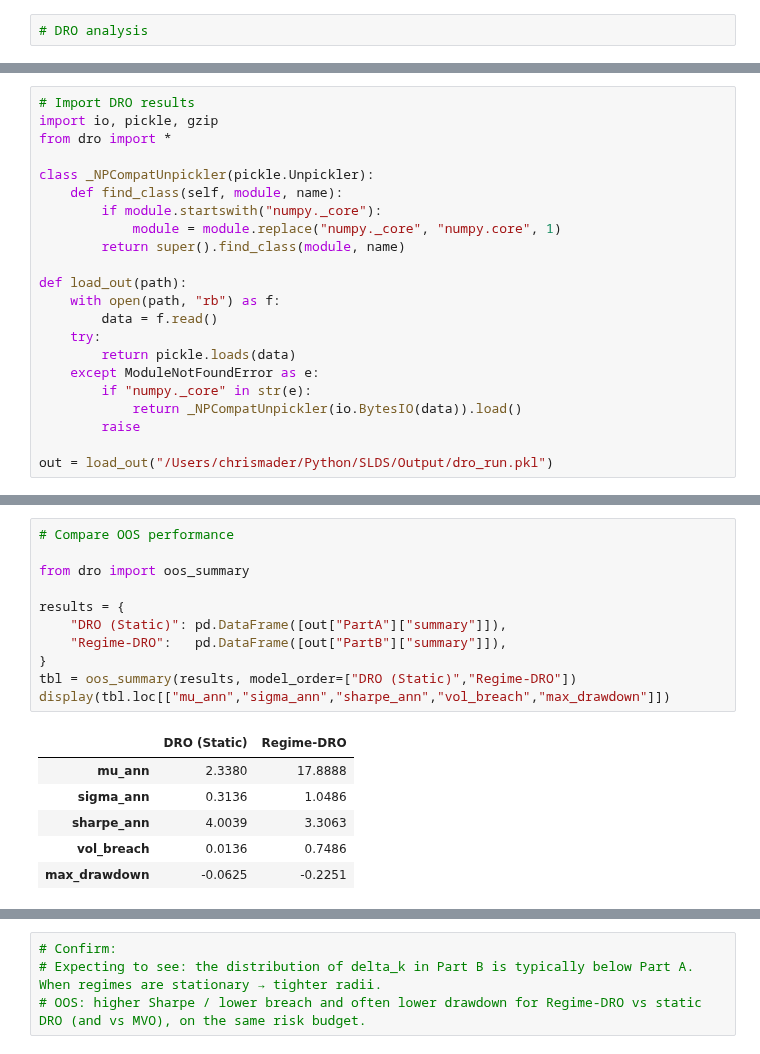
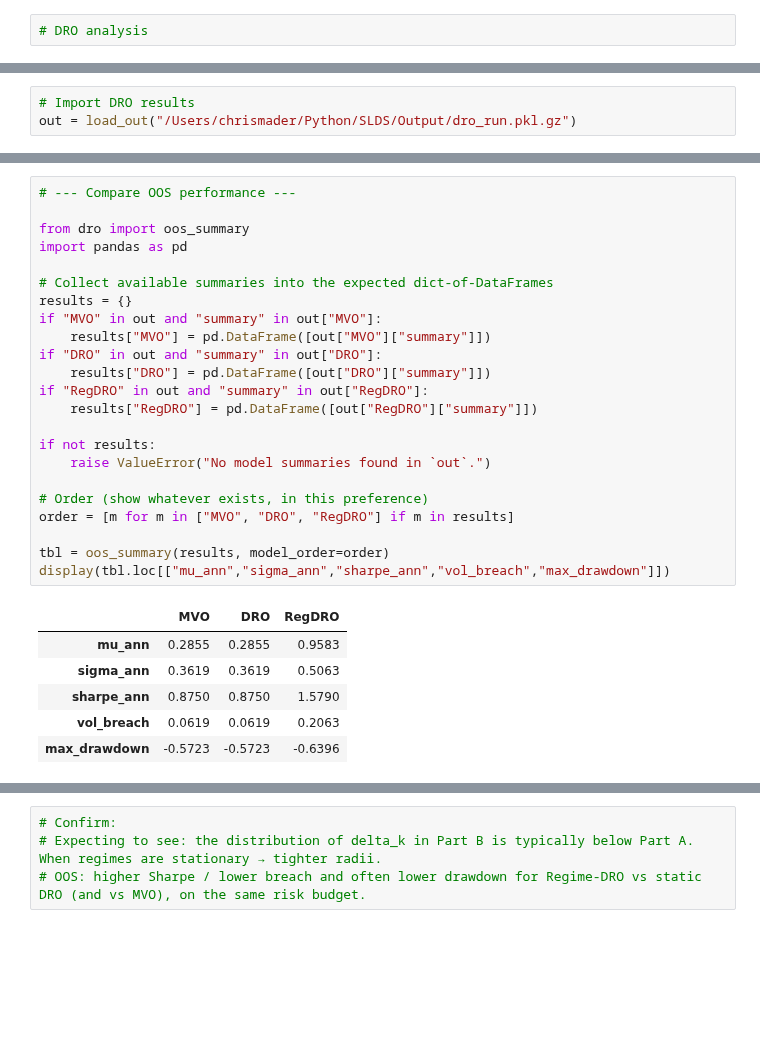
Before and after one commit to chrismader1/SLDS, a Jupyter notebook: DRO_analysis.ipynb, the cells around one changed output, grey strips where cells are left out. Drawn from its saved outputs; the diff is of its cells as text; blank space fills up the shorter version.

```diff
--- a/DRO_analysis.ipynb
+++ b/DRO_analysis.ipynb
@@ -6,22 +9,3 @@ import matplotlib.pyplot as plt
 # %%
 # Import DRO results
-import io, pickle, gzip
-from dro import *
-
-class _NPCompatUnpickler(pickle.Unpickler):
-    def find_class(self, module, name):
-        if module.startswith("numpy._core"):
-            module = module.replace("numpy._core", "numpy.core", 1)
-        return super().find_class(module, name)
-
-def load_out(path):
-    with open(path, "rb") as f:
-        data = f.read()
-    try:
-        return pickle.loads(data)
-    except ModuleNotFoundError as e:
-        if "numpy._core" in str(e):
-            return _NPCompatUnpickler(io.BytesIO(data)).load()
-        raise
-
-out = load_out("/Users/chrismader/Python/SLDS/Output/dro_run.pkl")
+out = load_out("/Users/chrismader/Python/SLDS/Output/dro_run.pkl.gz")
@@ -89,19 +123,31 @@ display(pd.DataFrame({
 # %%
-# Compare OOS performance
+# --- Compare OOS performance ---
 
 from dro import oos_summary
+import pandas as pd
 
-results = {
-    "DRO (Static)": pd.DataFrame([out["PartA"]["summary"]]),
-    "Regime-DRO":   pd.DataFrame([out["PartB"]["summary"]]),
-}
-tbl = oos_summary(results, model_order=["DRO (Static)","Regime-DRO"])
+# Collect available summaries into the expected dict-of-DataFrames
+results = {}
+if "MVO" in out and "summary" in out["MVO"]:
+    results["MVO"] = pd.DataFrame([out["MVO"]["summary"]])
+if "DRO" in out and "summary" in out["DRO"]:
+    results["DRO"] = pd.DataFrame([out["DRO"]["summary"]])
+if "RegDRO" in out and "summary" in out["RegDRO"]:
+    results["RegDRO"] = pd.DataFrame([out["RegDRO"]["summary"]])
+
+if not results:
+    raise ValueError("No model summaries found in `out`.")
+
+# Order (show whatever exists, in this preference)
+order = [m for m in ["MVO", "DRO", "RegDRO"] if m in results]
+
+tbl = oos_summary(results, model_order=order)
 display(tbl.loc[["mu_ann","sigma_ann","sharpe_ann","vol_breach","max_drawdown"]])
 # %% [output]
-|  | DRO (Static) | Regime-DRO |
-| mu_ann | 2.3380 | 17.8888 |
-| sigma_ann | 0.3136 | 1.0486 |
-| sharpe_ann | 4.0039 | 3.3063 |
-| vol_breach | 0.0136 | 0.7486 |
-| max_drawdown | -0.0625 | -0.2251 |
+|  | MVO | DRO | RegDRO |
+| mu_ann | 0.2855 | 0.2855 | 0.9583 |
+| sigma_ann | 0.3619 | 0.3619 | 0.5063 |
+| sharpe_ann | 0.8750 | 0.8750 | 1.5790 |
+| vol_breach | 0.0619 | 0.0619 | 0.2063 |
+| max_drawdown | -0.5723 | -0.5723 | -0.6396 |
 # %%
```
Also changed, not shown: parts of 6 cells of this notebook, 4 other files.
